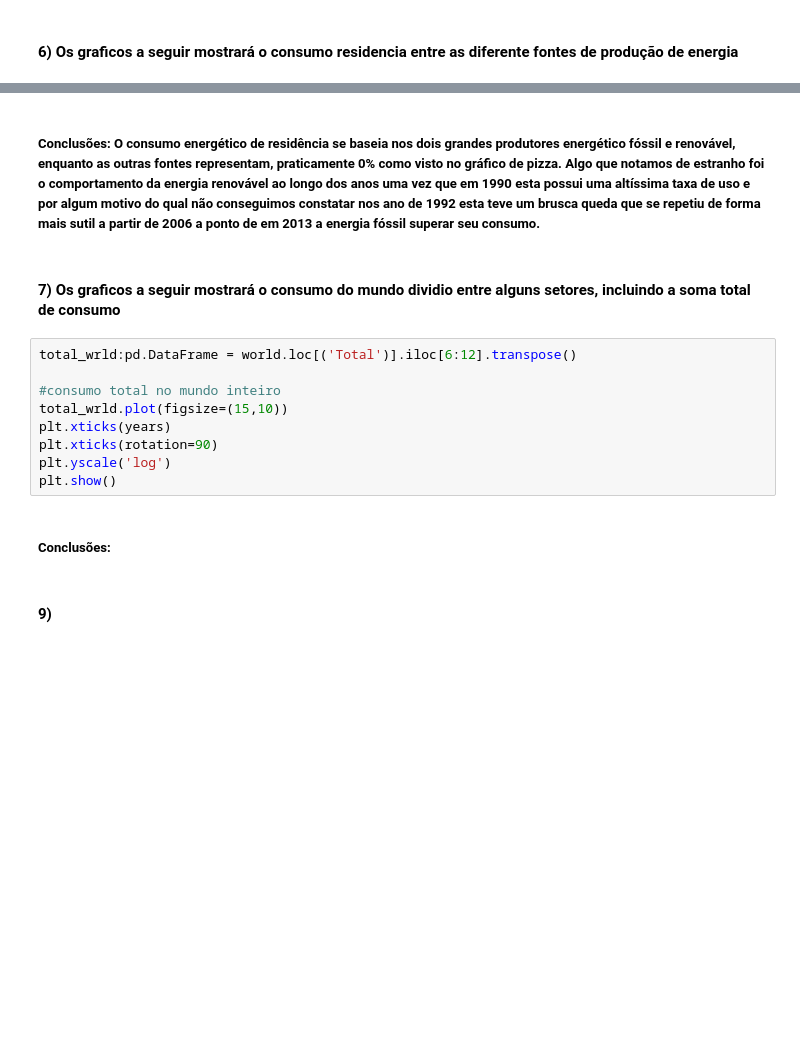
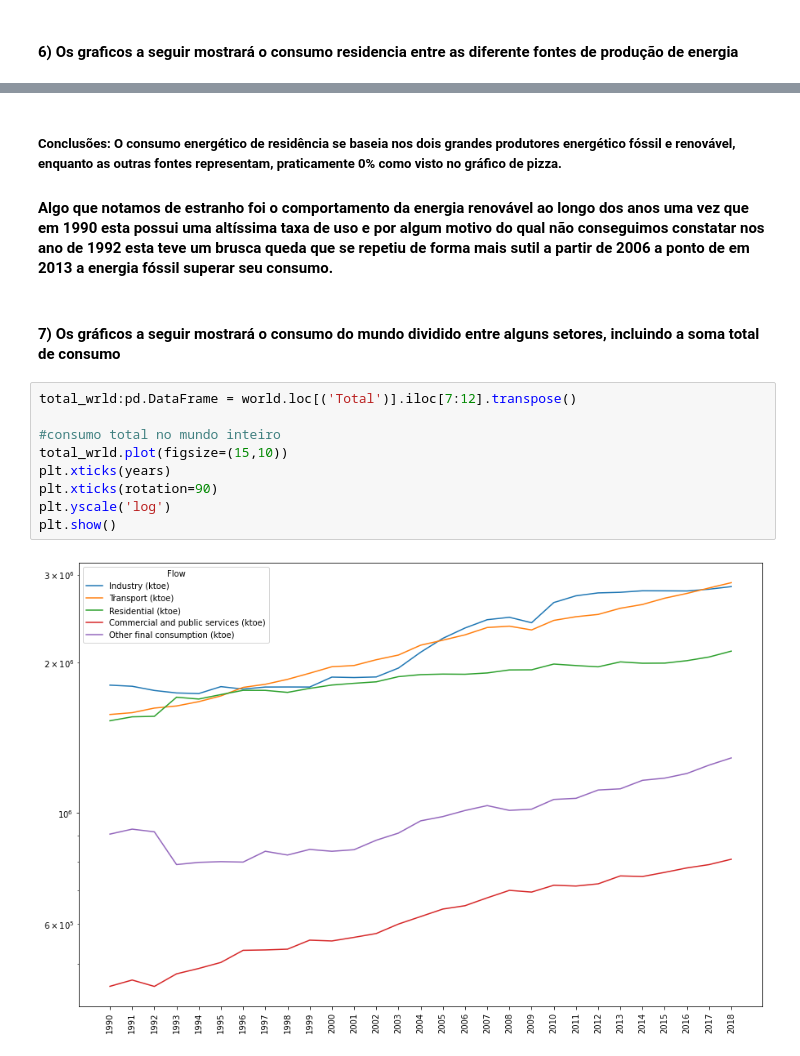
Before and after one commit to VitorHugoOli/Analise_Dados_Energetico, a Jupyter notebook: src/Analise_IEA.ipynb, the cells around one changed output, grey strips where cells are left out. Saved outputs shown, nothing was run; the diff lists cells and outputs as text; blank space fills up the shorter version.

```diff
--- a/src/Analise_IEA.ipynb
+++ b/src/Analise_IEA.ipynb
@@ -264,17 +385,17 @@ residential.loc[(2018)].plot(kind='pie',autopct='%1.0f%%', pctdistance=1.1, labe
 # %% [markdown]
-##### Conclusões: O consumo energético de residência se baseia nos dois grandes produtores energético fóssil e renovável, enquanto as outras fontes representam, praticamente 0% como visto no gráfico de pizza. Algo que notamos de estranho foi o comportamento da energia renovável ao longo dos anos uma vez que em 1990 esta possui uma altíssima taxa de uso e por algum motivo do qual não conseguimos constatar nos ano de 1992 esta teve um brusca queda que se repetiu de forma mais sutil a partir de 2006 a ponto de em 2013 a energia fóssil superar seu consumo.
+##### Conclusões: O consumo energético de residência se baseia nos dois grandes produtores energético fóssil e renovável, enquanto as outras fontes representam, praticamente 0% como visto no gráfico de pizza.
+
+#### Algo que notamos de estranho foi o comportamento da energia renovável ao longo dos anos uma vez que em 1990 esta possui uma altíssima taxa de uso e por algum motivo do qual não conseguimos constatar nos ano de 1992 esta teve um brusca queda que se repetiu de forma mais sutil a partir de 2006 a ponto de em 2013 a energia fóssil superar seu consumo.
 # %% [markdown]
-#### 7) Os graficos a seguir mostrará o consumo do mundo dividio entre alguns setores, incluindo a soma total de consumo
+#### 7) Os gráficos a seguir mostrará o consumo do mundo dividido entre alguns setores, incluindo a soma total de consumo
 # %%
-total_wrld:pd.DataFrame = world.loc[('Total')].iloc[6:12].transpose()
+total_wrld:pd.DataFrame = world.loc[('Total')].iloc[7:12].transpose()
 
 #consumo total no mundo inteiro
 total_wrld.plot(figsize=(15,10))
 plt.xticks(years)
 plt.xticks(rotation=90)
 plt.yscale('log')
 plt.show()
+# %% [output]
+[figure, added]
-# %% [markdown]
-##### Conclusões:
-# %% [markdown]
-#### 9)
```
Also changed, not shown: parts of 92 cells of this notebook, 13 other files.
